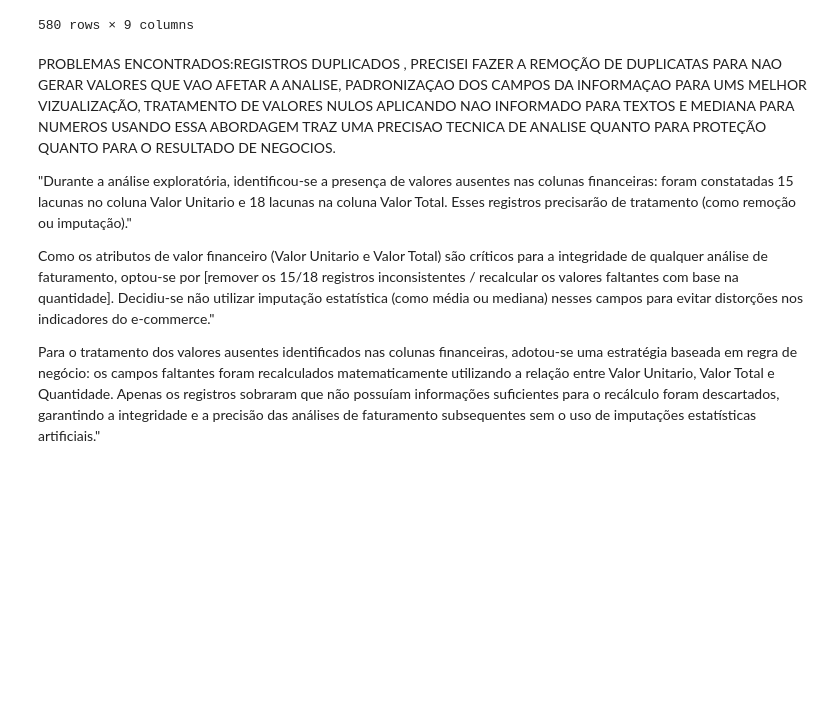
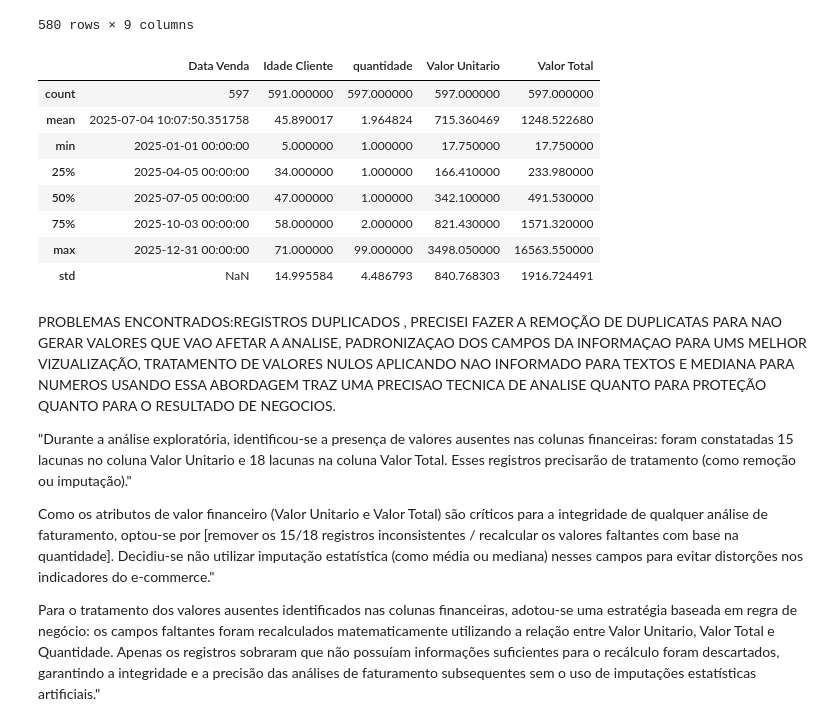
Before and after one commit to igorgarcia005-lgtm/analise-venda-python, a Jupyter notebook: projeto linkedin analise de dados.ipynb, the cells around one changed output. Cells and saved outputs as stored; diff of their text form; code cells hidden in the pictures; blank space fills up the shorter version.

```diff
--- a/projeto linkedin analise de dados.ipynb
+++ b/projeto linkedin analise de dados.ipynb
@@ -268,6 +260,21 @@ display(df_vendas_limpo) # Mostrando o dataframe após a conversão da coluna ci
 | 598 | V00536 | 2025-09-01 | C0088 | 67.0 | JOÃO PESSOA | Esporte | 1 | ... |
 | 599 | V00014 | 2025-12-27 | C0063 | 59.0 | FORTALEZA | Casa e Cozinha | 3 | ... |
 580 rows × 9 columns
+# %%
+df_vendas.loc[(df_vendas["Idade Cliente"] <= 0) | (df_vendas["Idade Cliente"] > 100), "Idade Cliente"] = np.nan
+df_vendas = df_vendas[df_vendas["quantidade"] > 0]
+# %%
+df_vendas.describe() # Mostrando estatísticas descritivas do dataframe, como média, mediana, desvio padrão, valores mínimo e máximo, entre outros.
+# %% [output]
+|  | Data Venda | Idade Cliente | quantidade | Valor Unitario | Valor Total |
+| count | 597 | 591.000000 | 597.000000 | 597.000000 | 597.000000 |
+| mean | 2025-07-04 10:07:50.351758 | 45.890017 | 1.964824 | 715.360469 | 1248.522680 |
+| min | 2025-01-01 00:00:00 | 5.000000 | 1.000000 | 17.750000 | 17.750000 |
+| 25% | 2025-04-05 00:00:00 | 34.000000 | 1.000000 | 166.410000 | 233.980000 |
+| 50% | 2025-07-05 00:00:00 | 47.000000 | 1.000000 | 342.100000 | 491.530000 |
+| 75% | 2025-10-03 00:00:00 | 58.000000 | 2.000000 | 821.430000 | 1571.320000 |
+| max | 2025-12-31 00:00:00 | 71.000000 | 99.000000 | 3498.050000 | 16563.550000 |
+| std | NaN | 14.995584 | 4.486793 | 840.768303 | 1916.724491 |
 # %% [markdown]
 PROBLEMAS ENCONTRADOS:REGISTROS DUPLICADOS , PRECISEI FAZER A REMOÇÃO DE DUPLICATAS PARA NAO GERAR VALORES QUE VAO AFETAR A ANALISE, PADRONIZAÇAO DOS CAMPOS DA INFORMAÇAO PARA UMS MELHOR VIZUALIZAÇÃO, TRATAMENTO DE VALORES NULOS APLICANDO NAO INFORMADO PARA TEXTOS E MEDIANA PARA NUMEROS USANDO ESSA ABORDAGEM TRAZ UMA PRECISAO TECNICA DE ANALISE QUANTO PARA PROTEÇÃO QUANTO PARA O RESULTADO DE NEGOCIOS.
 
```
Also changed, not shown: parts of 8 cells of this notebook.
